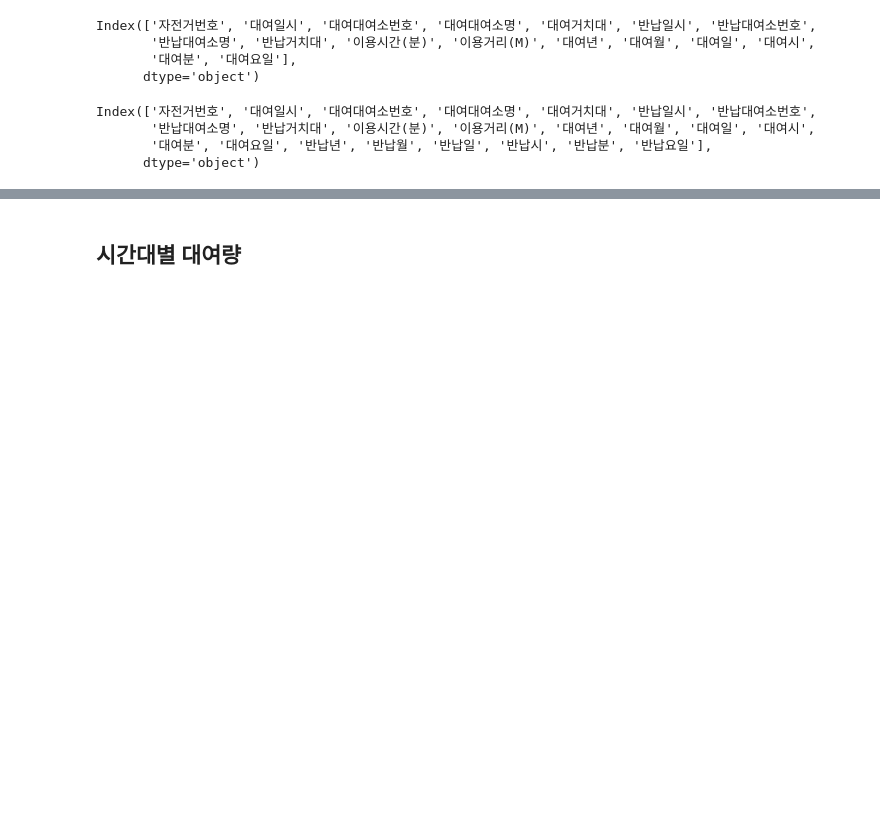
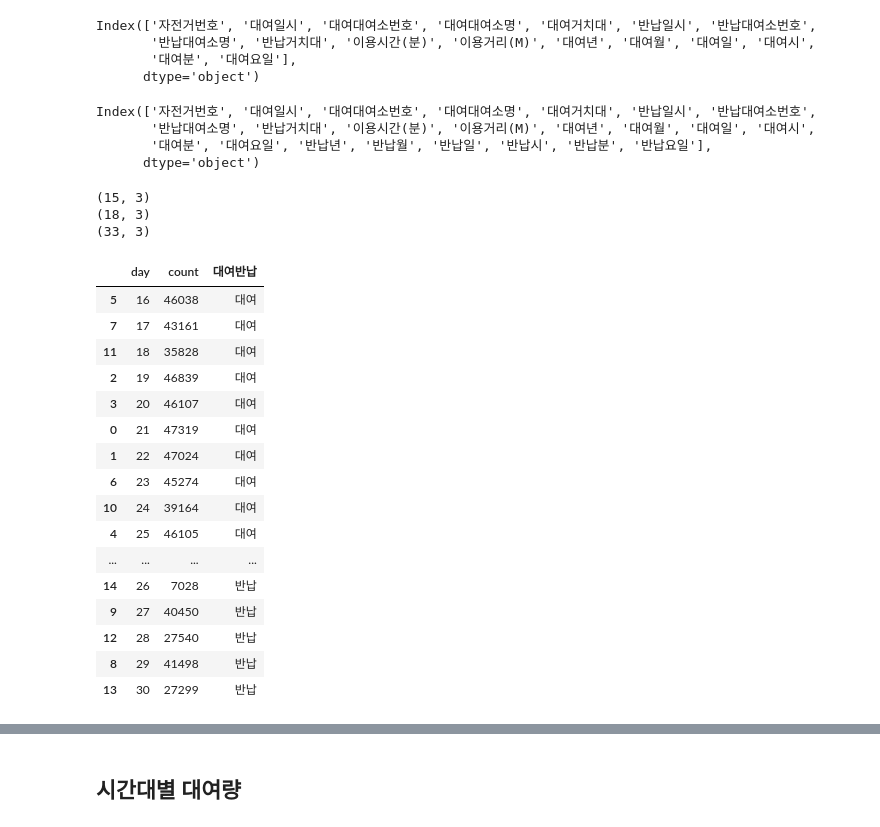
Before and after one commit to corazzon/OpenDataWrangling, a Jupyter notebook: seoul-bike-01.ipynb, the cells around one changed output, grey strips where cells are left out. Saved outputs shown, nothing was run; the diff lists cells and outputs as text; code cells hidden in the pictures; blank space fills up the shorter version.

```diff
--- a/seoul-bike-01.ipynb
+++ b/seoul-bike-01.ipynb
@@ -297,3 +297,41 @@ Index(['자전거번호', '대여일시', '대여대여소번호', '대여대여
        '반납대여소명', '반납거치대', '이용시간(분)', '이용거리(M)', '대여년', '대여월', '대여일', '대여시',
        '대여분', '대여요일', '반납년', '반납월', '반납일', '반납시', '반납분', '반납요일'],
       dtype='object')
+# %%
+df_day_1 = df['대여일'].value_counts().reset_index()
+df_day_1.columns = ['day', 'count']
+
+df_day_1 = df_day_1.sort_values('day')
+df_day_1['대여반납'] = '대여'
+print(df_day_1.shape)
+
+df_day_2 = df['반납일'].value_counts().reset_index()
+df_day_2.columns = ['day', 'count']
+df_day_2 = df_day_2.sort_values('day')
+df_day_2['대여반납'] = '반납'
+print(df_day_2.shape)
+
+df_day = pd.concat([df_day_1, df_day_2])
+print(df_day.shape)
+df_day
+# %% [output]
+(15, 3)
+(18, 3)
+(33, 3)
+|  | day | count | 대여반납 |
+| 5 | 16 | 46038 | 대여 |
+| 7 | 17 | 43161 | 대여 |
+| 11 | 18 | 35828 | 대여 |
+| 2 | 19 | 46839 | 대여 |
+| 3 | 20 | 46107 | 대여 |
+| 0 | 21 | 47319 | 대여 |
+| 1 | 22 | 47024 | 대여 |
+| 6 | 23 | 45274 | 대여 |
+| 10 | 24 | 39164 | 대여 |
+| 4 | 25 | 46105 | 대여 |
+| ... | ... | ... | ... |
+| 14 | 26 | 7028 | 반납 |
+| 9 | 27 | 40450 | 반납 |
+| 12 | 28 | 27540 | 반납 |
+| 8 | 29 | 41498 | 반납 |
+| 13 | 30 | 27299 | 반납 |
```
Also changed, not shown: parts of 6 cells of this notebook.
